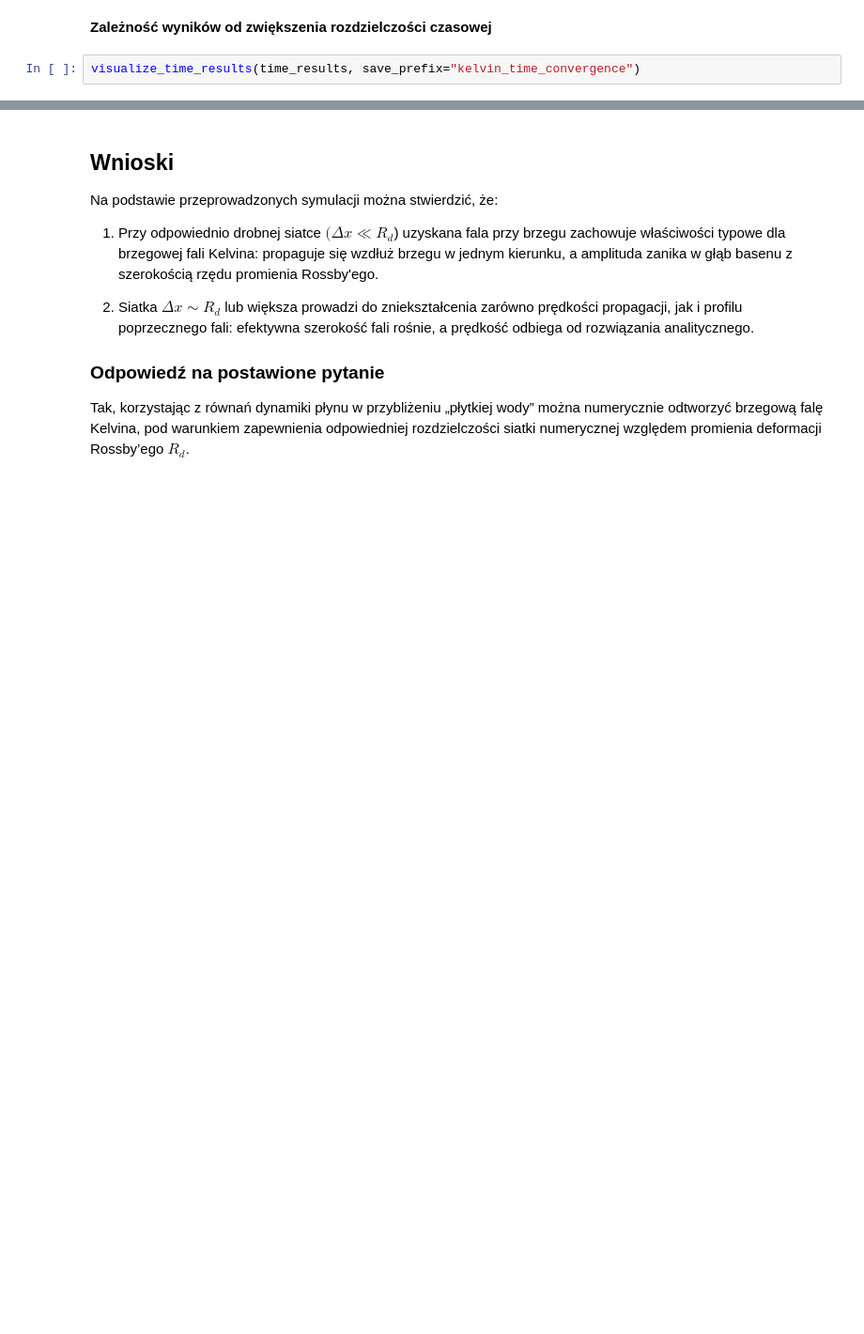
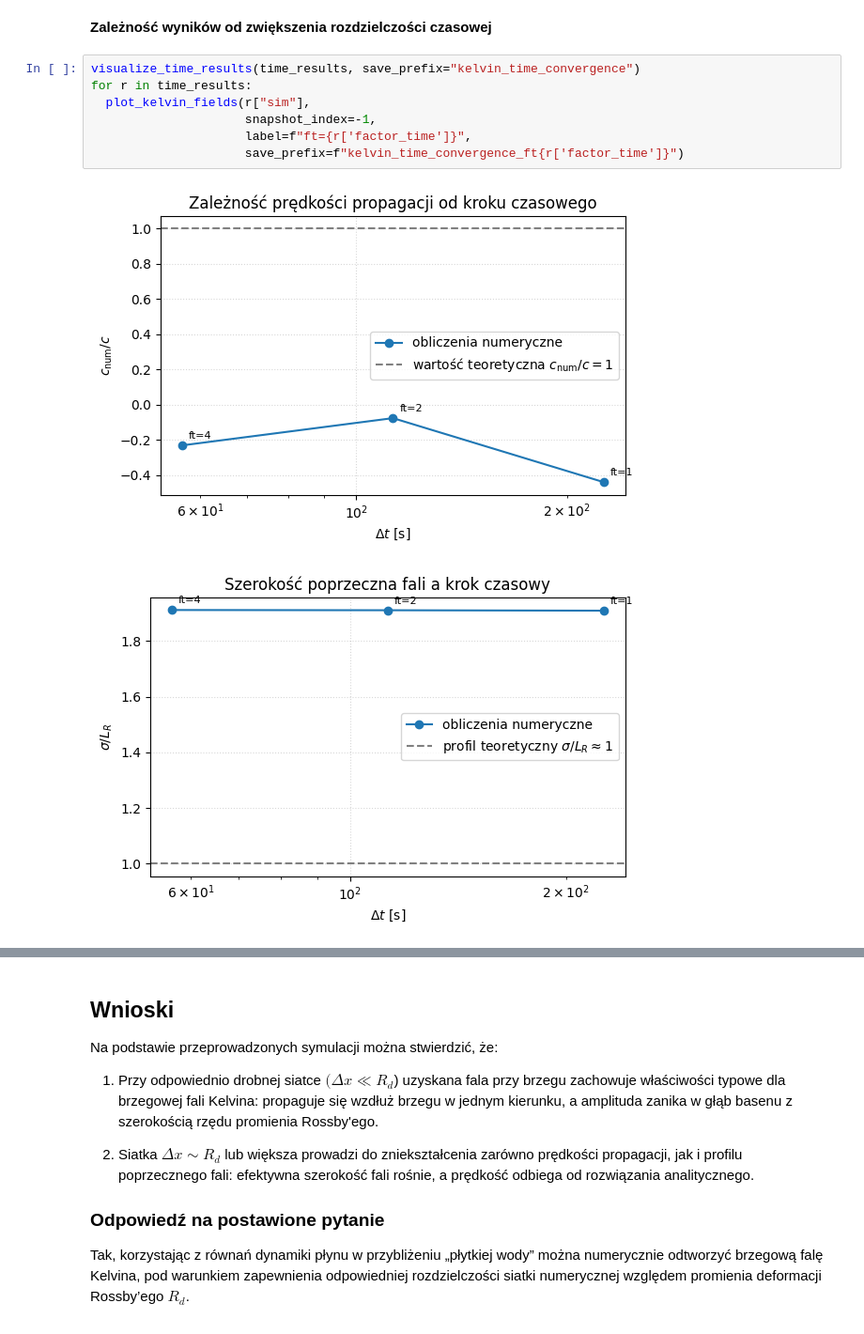
Before and after one commit to MUPAGH2025/0mroz, a Jupyter notebook: kelvin.ipynb, the cells around one changed output, grey strips where cells are left out. Shown at 94% size. Drawn from its saved outputs; the diff is of its cells as text; blank space fills up the shorter version.

Commit message:
Kelvin_report_demo

```diff
--- a/kelvin.ipynb
+++ b/kelvin.ipynb
@@ -891,4 +1058,12 @@ for r in space_results:
 # %% [markdown]
 **Zależność wyników od zwiększenia rozdzielczości czasowej**
-# %%
-visualize_time_results(time_results, save_prefix="kelvin_time_convergence")
+# %%
+visualize_time_results(time_results, save_prefix="kelvin_time_convergence")
+for r in time_results:
+  plot_kelvin_fields(r["sim"],
+                     snapshot_index=-1,
+                     label=f"ft={r['factor_time']}",
+                     save_prefix=f"kelvin_time_convergence_ft{r['factor_time']}")
+# %% [output]
+[figure, added]
+[figure, added]
```
Also changed, not shown: parts of 12 cells of this notebook.
